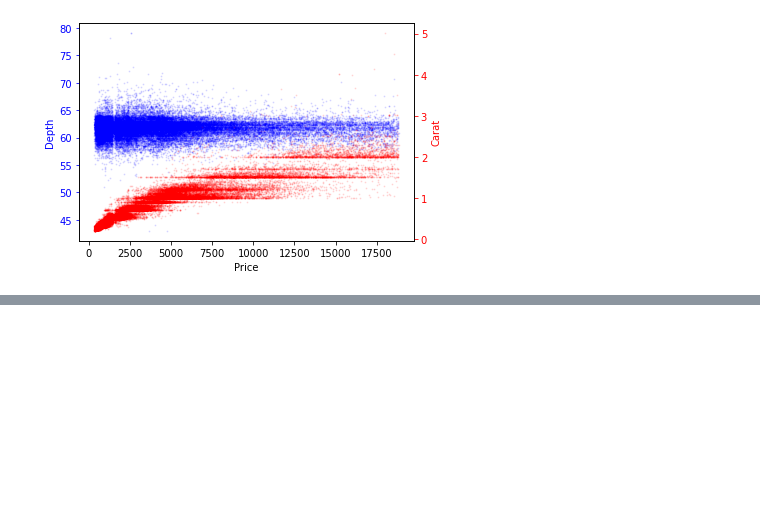
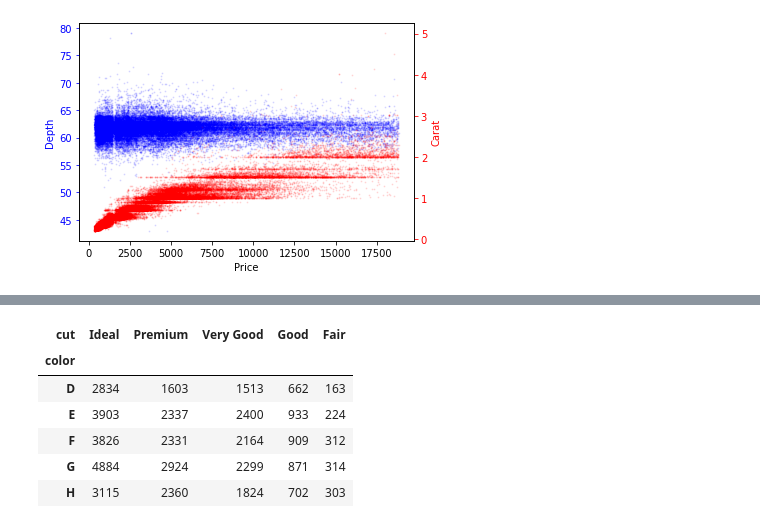
Before and after one commit to anikomaraz/python_courses_postbootcamp, a Jupyter notebook: matplotlib.ipynb, the cells around one changed output, grey strips where cells are left out. Cells and saved outputs as stored; diff of their text form; code cells hidden in the pictures; blank space fills up the shorter version.

```diff
--- a/matplotlib.ipynb
+++ b/matplotlib.ipynb
@@ -69,0 +87,10 @@ plt.show()
+# %%
+data_bars.head()
+# %% [output]
+| cut | Ideal | Premium | Very Good | Good | Fair |
+| color |  |  |  |  |  |
+| D | 2834 | 1603 | 1513 | 662 | 163 |
+| E | 3903 | 2337 | 2400 | 933 | 224 |
+| F | 3826 | 2331 | 2164 | 909 | 312 |
+| G | 4884 | 2924 | 2299 | 871 | 314 |
+| H | 3115 | 2360 | 1824 | 702 | 303 |
```
Also changed, not shown: parts of 5 cells of this notebook.
